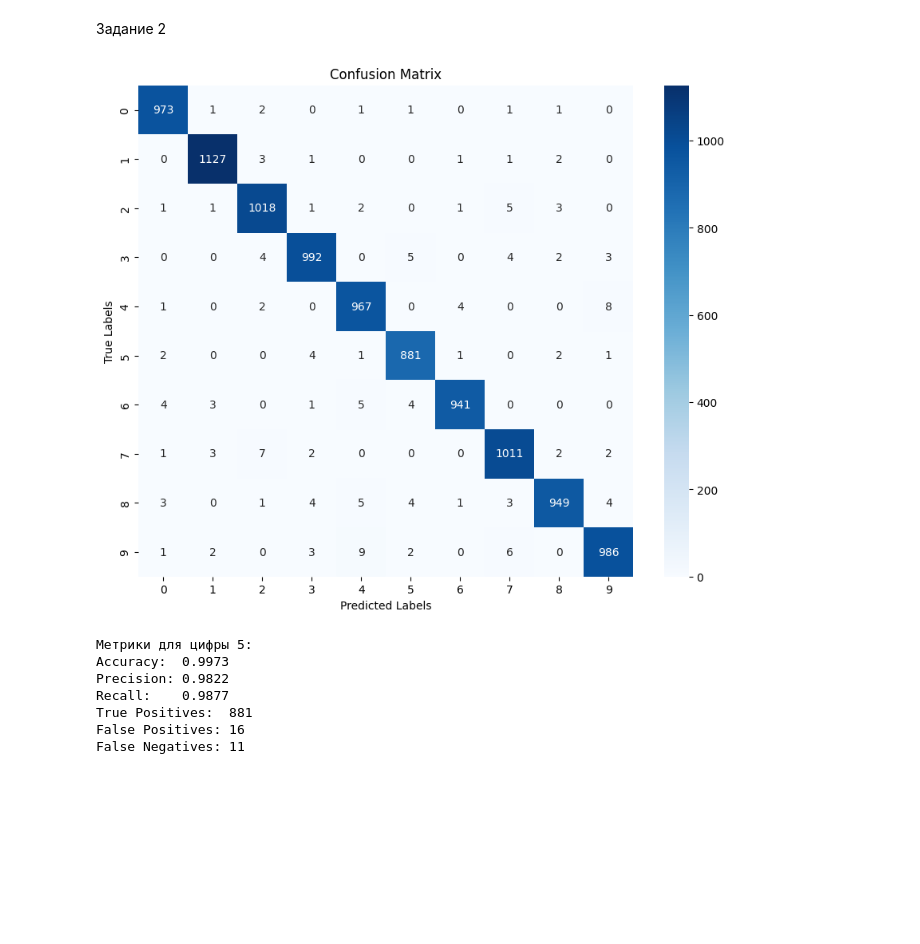
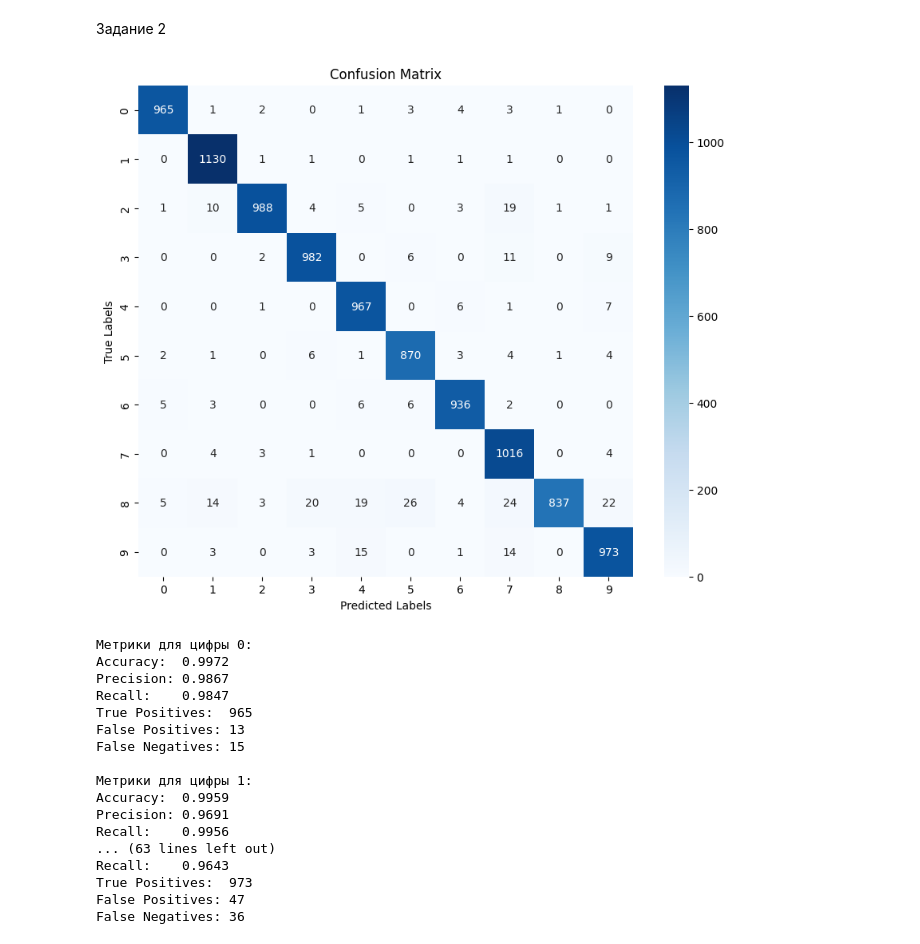
Before and after one commit to averageX56/vichmaty, a Jupyter notebook: dz9.ipynb, the cells around one changed output. Saved outputs shown, nothing was run; the diff lists cells and outputs as text; code cells hidden in the pictures; blank space fills up the shorter version.

```diff
--- a/dz9.ipynb
+++ b/dz9.ipynb
@@ -120,53 +230,66 @@ KeyboardInterrupt:
 from sklearn.metrics import confusion_matrix
 import matplotlib.pyplot as plt
 import seaborn as sns
 import numpy as np
 
+model = SimpleMLP(input_size=784, hidden_size=512, num_classes=10)
+model.load_state_dict(torch.load('simple_mlp_model.pth', map_location=device))
 model.eval()
+
 all_predictions = []
 all_targets = []
 
 with torch.no_grad():
     for data, target in test_loader:
         data, target = data.to(device), target.to(device)
         output = model(data)
         _, pred = torch.max(output, 1)
         all_predictions.extend(pred.cpu().numpy())
         all_targets.extend(target.cpu().numpy())
 
 cm = confusion_matrix(all_targets, all_predictions)
 
 plt.figure(figsize=(10, 8))
 sns.heatmap(cm, annot=True, fmt='d', cmap='Blues',
             xticklabels=range(10), yticklabels=range(10))
 plt.title('Confusion Matrix')
 plt.xlabel('Predicted Labels')
 plt.ylabel('True Labels')
 plt.show()
 
-digit_to_analyze = 5
-TP = cm[digit_to_analyze, digit_to_analyze]
-FP = cm[:, digit_to_analyze].sum() - TP
-FN = cm[digit_to_analyze, :].sum() - TP
-TN = cm.sum() - TP - FP - FN
+for digit_to_analyze in range(10):
+    TP = cm[digit_to_analyze, digit_to_analyze]
+    FP = cm[:, digit_to_analyze].sum() - TP
+    FN = cm[digit_to_analyze, :].sum() - TP
+    TN = cm.sum() - TP - FP - FN
 
-accuracy = (TP + TN) / cm.sum()
-precision = TP / (TP + FP) if (TP + FP) > 0 else 0
-recall = TP / (TP + FN) if (TP + FN) > 0 else 0
+    accuracy_digit = (TP + TN) / cm.sum()
+    precision = TP / (TP + FP) if (TP + FP) > 0 else 0
+    recall = TP / (TP + FN) if (TP + FN) > 0 else 0
 
-print(f"Метрики для цифры {digit_to_analyze}:")
-print(f"Accuracy:  {accuracy:.4f}")
-print(f"Precision: {precision:.4f}")
-print(f"Recall:    {recall:.4f}")
-print(f"True Positives:  {TP}")
-print(f"False Positives: {FP}")
-print(f"False Negatives: {FN}")
+    print(f"\nМетрики для цифры {digit_to_analyze}:")
+    print(f"Accuracy:  {accuracy_digit:.4f}")
+    print(f"Precision: {precision:.4f}")
+    print(f"Recall:    {recall:.4f}")
+    print(f"True Positives:  {TP}")
+    print(f"False Positives: {FP}")
+    print(f"False Negatives: {FN}")
 # %% [output]
-[figure, old version]
+[figure, new version]
-Метрики для цифры 5:
-Accuracy:  0.9973
-Precision: 0.9822
-Recall:    0.9877
-True Positives:  881
-False Positives: 16
-False Negatives: 11
+Метрики для цифры 0:
+Accuracy:  0.9972
+Precision: 0.9867
+Recall:    0.9847
+True Positives:  965
+False Positives: 13
+False Negatives: 15
+
+Метрики для цифры 1:
+Accuracy:  0.9959
+Precision: 0.9691
+Recall:    0.9956
+... (63 lines left out)
+Recall:    0.9643
+True Positives:  973
+False Positives: 47
+False Negatives: 36
```
Also changed, not shown: parts of 1 cell of this notebook, 4 other files.
